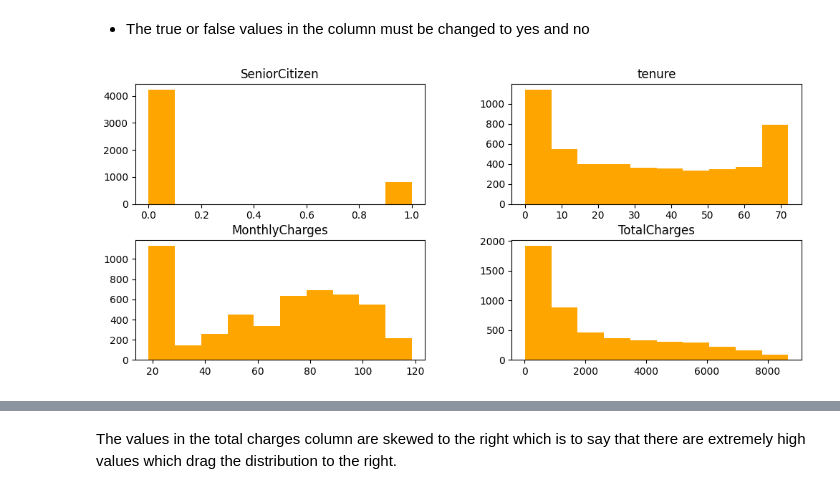
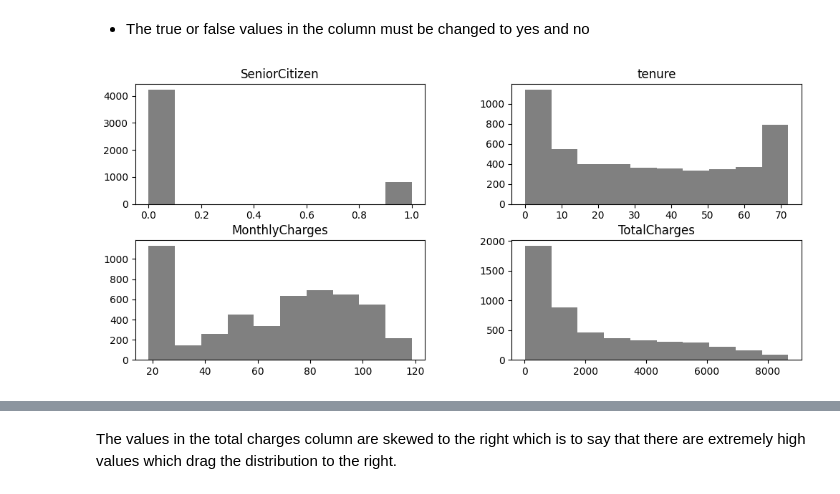
Before and after one commit to pk-aduyaw/Customer_Churn_Classification_Project, a Jupyter notebook: customer_churn_classification_model_project.ipynb, the cells around one changed output, grey strips where cells are left out. Saved outputs shown, nothing was run; the diff lists cells and outputs as text; code cells hidden in the pictures.

```diff
--- a/customer_churn_classification_model_project.ipynb
+++ b/customer_churn_classification_model_project.ipynb
@@ -433,8 +418,9 @@ array([False, True, None, 'No', 'Yes'], dtype=object)
 # %%
 full_model_df['Churn'].replace({True:'Yes',False:'No'}, inplace=True)
 # %%
-full_model_df.hist(figsize=(12, 5), grid=False, color='orange');
+# Check the distrubion of the numerical columns in the datset
+full_model_df.hist(figsize=(12, 5), grid=False, color='grey');
 # %% [output]
-[figure, old version]
+[figure, new version]
 # %%
 df_without_totalcharges = full_model_df.drop('TotalCharges', axis=1)
```
Also changed, not shown: parts of 10 cells of this notebook.
